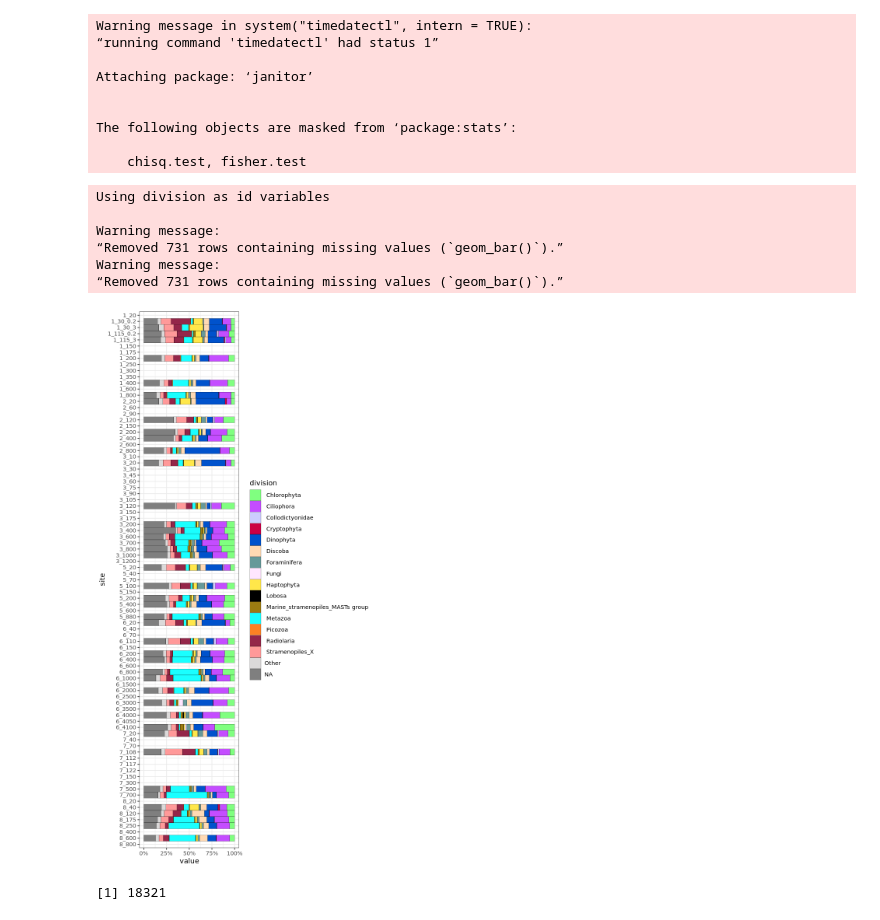
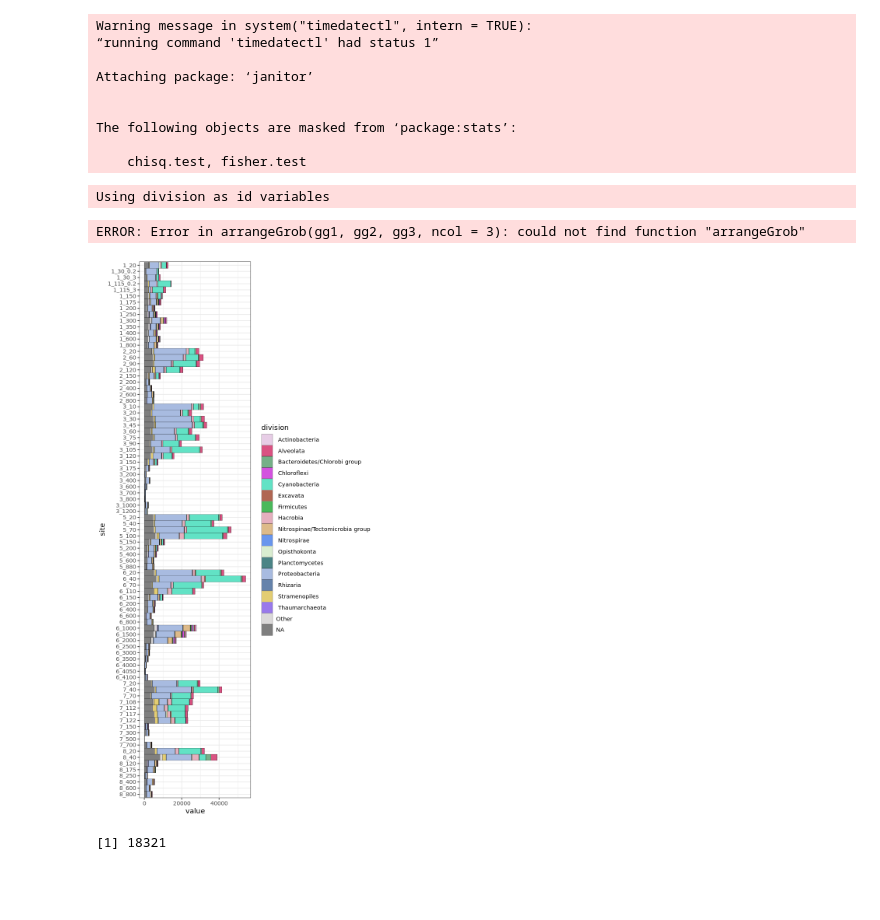
Before and after one commit to cnatalie/BATS, a Jupyter notebook: BATS_R_cleaned.ipynb, the cells around one changed output. Cells and saved outputs as stored; diff of their text form; code cells hidden in the pictures; blank space fills up the shorter version.

```diff
--- a/BATS_R_cleaned.ipynb
+++ b/BATS_R_cleaned.ipynb
@@ -48,7 +49,7 @@ colnames(a) <- gsub("X", "", colnames(a))
 flip<-as.data.frame(t(a))
 flip$X<-rownames(flip)
 cts<-flip #for proteins
-cts[is.na(cts)] <- 0 #for proteins
+#cts[is.na(cts)] <- 0 #for proteins
 cts<-cts[,-78583]
 # %%
 library(dplyr)
@@ -191,7 +192,7 @@ cts1$transcript_name<-rownames(cts1)
 merge<-merge(cts1, tax, by='transcript_name')
 # %%
 #for proteins
-#cts1$transcript_name<-rownames(cts1) #for copies/L
+cts1$transcript_name<-rownames(cts1) #for copies/L
 #cts1$transcript_name<-cts1$X #not needed for nsaf
 merge<-merge(cts1, tax, by='transcript_name')
 rownames(merge)<-merge$transcript_name
@@ -533,12 +559,29 @@ targets<-d[d$division %in% groups,]
 other<-d[!d$division %in% groups,] #Sum all other taxa
 other<-other %>%
   adorn_totals("row")
-targets<-rbind(targets,other[41,]) #NA is brought over
-targets<-rbind(targets,other[42,]) #Other (sum of all other taxa) column is brought over
+targets<-rbind(targets,other[40,]) #NA is brought over
+targets<-rbind(targets,other[41,]) #Other (sum of all other taxa) column is brought over
 targets[18,2:88] = targets[18,2:88] - targets[17,2:88] #Subtract out "NA" from "Other"
 targets[18, 1] <- "Other"
 d<-targets
 #targets
+# %%
+#Key dataset-wide taxa subset for proteins - copies/L barplot
+d$'7_500'<-0 #For spectral counts/L barplot
+d<-d[,-88]
+
+library(janitor)
+groups<-c(' Actinobacteria',' Alveolata',' Bacteroidetes/Chlorobi group',' Chloroflexi',' Cyanobacteria',' Excavata',' Firmicutes',' Hacrobia',' Nitrospinae/Tectomicrobia group',' Nitrospirae',' Opisthokonta',' Planctomycetes',' Proteobacteria',' Rhizaria',' Stramenopiles',' Thaumarchaeota')
+targets<-d[d$division %in% groups,]
+other<-d[!d$division %in% groups,] #Sum all other taxa
+other<-other %>%
+  adorn_totals("row")
+targets<-rbind(targets,other[40,]) #NA is brought over
+targets<-rbind(targets,other[41,]) #Other (sum of all other taxa) column is brought over
+targets[18,2:88] = targets[18,2:88] - targets[17,2:88] #Subtract out "NA" from "Other"
+targets[18, 1] <- "Other"
+d<-targets
+#targets
 # %%
 library(stringr)
 library(gtools)
@@ -559,10 +602,10 @@ a$ID <- factor(a$ID, levels = rev(a$ID))
 #myColor<-c("#FFFFEE","#588c5c","#ccccff","#2e436b",'#999966',"#80ff80",'#ffa31a','#47d1d1','#c44dff',"#e6e600","#cc0044",'#0052cc',"#ffd9b3","#fcf1f0","#c98f22",'#669999',"#ffe6ff",'#993d00',"#73e600",'#ffe74a',"#40057a","#d9ffff",'#000000',"#ffffcc",'#ac39ac','#1affff',"#147087","#c95e16",'#408000','#bb80bb',"#ff5521",'#942649','#ff0000',"#bfd119",'#ff9999','#bbffdd','#ff59dd','#3891A6','#426A5A','#86BBD8','#FFFFFE','#ff0000','#ff9999','#bbffdd','#ff59dd','#3891A6','#426A5A','#86BBD8','#FFFFFE','#7AEE3F','#E7CDE6','#DA5282','#EE9475','#AB6C97','#E783A1','#5BBAE9','#B434EB','#E46CCD','#7AEE3F','#E7CDE6','#DA5282','#EE9475','#AB6C97','#E783A1','#5BBAE9','#B434EB','#E46CCD','#E7CDE6','#DA5282','#EE9475','#AB6C97','#E783A1','#5BBAE9','#B434EB','#E46CCD','#E7CDE6','#DA5282','#EE9475','#AB6C97','#E783A1','#5BBAE9','#B434EB','#E46CCD')
 
 #subset out euk taxa of interest, transcripts & proteins
-myColor<-c("#80ff80","#c44dff","#ccccff", "#cc0044", "#0052cc", '#ffd9b3',"#669999","#ffe6ff","#ffe74a","#000000","#9c7b11","#1affff","#fc8123","#942649","#ff9999", "#dbd9d9",'#999966',"#80ff80",'#ffa31a','#47d1d1','#c44dff',"#e6e600","#cc0044",'#0052cc',"#ffd9b3","#fcf1f0","#c98f22",'#669999',"#ffe6ff",'#993d00',"#73e600",'#ffe74a',"#40057a","#d9ffff",'#000000',"#ffffcc",'#ac39ac','#1affff',"#147087","#c95e16",'#408000','#bb80bb',"#ff5521",'#942649','#ff0000',"#bfd119",'#ff9999','#bbffdd','#ff59dd','#3891A6','#426A5A','#86BBD8','#FFFFFE','#ff0000','#ff9999','#bbffdd','#ff59dd','#3891A6','#426A5A','#86BBD8','#FFFFFE','#7AEE3F','#E7CDE6','#DA5282','#EE9475','#AB6C97','#E783A1','#5BBAE9','#B434EB','#E46CCD','#7AEE3F','#E7CDE6','#DA5282','#EE9475','#AB6C97','#E783A1','#5BBAE9','#B434EB','#E46CCD','#E7CDE6','#DA5282','#EE9475','#AB6C97','#E783A1','#5BBAE9','#B434EB','#E46CCD','#E7CDE6','#DA5282','#EE9475','#AB6C97','#E783A1','#5BBAE9','#B434EB','#E46CCD')
+#myColor<-c("#80ff80","#c44dff","#ccccff", "#cc0044", "#0052cc", '#ffd9b3',"#669999","#ffe6ff","#ffe74a","#000000","#9c7b11","#1affff","#fc8123","#942649","#ff9999", "#dbd9d9",'#999966',"#80ff80",'#ffa31a','#47d1d1','#c44dff',"#e6e600","#cc0044",'#0052cc',"#ffd9b3","#fcf1f0","#c98f22",'#669999',"#ffe6ff",'#993d00',"#73e600",'#ffe74a',"#40057a","#d9ffff",'#000000',"#ffffcc",'#ac39ac','#1affff',"#147087","#c95e16",'#408000','#bb80bb',"#ff5521",'#942649','#ff0000',"#bfd119",'#ff9999','#bbffdd','#ff59dd','#3891A6','#426A5A','#86BBD8','#FFFFFE','#ff0000','#ff9999','#bbffdd','#ff59dd','#3891A6','#426A5A','#86BBD8','#FFFFFE','#7AEE3F','#E7CDE6','#DA5282','#EE9475','#AB6C97','#E783A1','#5BBAE9','#B434EB','#E46CCD','#7AEE3F','#E7CDE6','#DA5282','#EE9475','#AB6C97','#E783A1','#5BBAE9','#B434EB','#E46CCD','#E7CDE6','#DA5282','#EE9475','#AB6C97','#E783A1','#5BBAE9','#B434EB','#E46CCD','#E7CDE6','#DA5282','#EE9475','#AB6C97','#E783A1','#5BBAE9','#B434EB','#E46CCD')
 
 #subset out all taxa of interest, transcripts & proteins
-#myColor<-c('#E7CDE6','#DA5282','#75B088','#D352DF','#62E2C5','#B06753','#4AB95B','#E5AFBE','#DDBA89','#6996ED','#D9EDD0','#4B8486','#A8BBE0','#6583AB','#E3CD73','#9979EB','#dbd9d9')
+myColor<-c('#E7CDE6','#DA5282','#75B088','#D352DF','#62E2C5','#B06753','#4AB95B','#E5AFBE','#DDBA89','#6996ED','#D9EDD0','#4B8486','#A8BBE0','#6583AB','#E3CD73','#9979EB','#dbd9d9')
 
 
 
@@ -609,45 +652,45 @@ library('randomcoloR')
 options(repr.plot.width = 6, repr.plot.height = 12) # all taxa
 
 #relative
-g1<-ggplot(xxx, aes(site, value, fill = division))+
-  geom_bar(position = "fill",stat = "identity", width=1, colour="black", size=0.1) + scale_fill_manual(values=myColor) + scale_y_continuous(labels = scales::percent_format()) + theme_bw() + coord_flip()
-g1
+#g1<-ggplot(xxx, aes(site, value, fill = division))+
+#  geom_bar(position = "fill",stat = "identity", width=1, colour="black", size=0.1) + scale_fill_manual(values=myColor) + scale_y_continuous(labels = scales::percent_format()) + theme_bw() + coord_flip()
+#g1
 
 #For absolute counts
-#g1<-ggplot(xxx, aes(site, value, fill = division))+
-#  geom_bar(stat = "identity", width=1, colour="black", size=0.1) + scale_fill_manual(values=myColor) + theme_bw() + coord_flip()
-#g1
+g1<-ggplot(xxx, aes(site, value, fill = division))+
+  geom_bar(stat = "identity", width=1, colour="black", size=0.1) + scale_fill_manual(values=myColor) + theme_bw() + coord_flip()
+g1
+ggsave(file="eukprot_spectralcountsL.eps", g1, dpi = 600, width = 6, height = 12)
+
 #Depth scale bar
+
+x <- arrangeGrob(gg1, gg2, gg3, ncol=3)
 
 options(repr.plot.width = 18, repr.plot.height = 12)
 
 g2 <- ggplot(a, aes(x = 1, y = ID, fill = depth)) +
   geom_tile() + theme_bw() + coord_fixed() + scale_fill_gradient(low = "white", high = "black") + theme(legend.position = "right")
 
 g3 <- ggplot(a, aes(x = 1, y = ID, shape=a$site)) + geom_point(color='black', size=4, shape = a$site) +
  scale_shape_manual(name = "legend", values = c(15, 16,17,18,19,8,9)) + theme(legend.position = "top") + theme_bw()
 
 library(gridExtra)
 
 gg1 <- ggplot_gtable(ggplot_build(g1))
 gg2 <- ggplot_gtable(ggplot_build(g2))
 gg3 <- ggplot_gtable(ggplot_build(g3))
 
 options(repr.plot.width = 21, repr.plot.height = 12)
 
 #grid.arrange(gg1, gg2, gg3, ncol=3)
 #prints to screen
 
 x <- arrangeGrob(gg1, gg2, gg3, ncol=3)
 #ggsave(file="eukprot_copiesL.eps", x, dpi = 600, width = 21, height = 12)
 # %% [output]
 Using division as id variables
-
-Warning message:
-“Removed 731 rows containing missing values (`geom_bar()`).”
-Warning message:
-“Removed 731 rows containing missing values (`geom_bar()`).”
+ERROR: Error in arrangeGrob(gg1, gg2, gg3, ncol = 3): could not find function "arrangeGrob"
-[figure, old version]
+[figure, new version]
 # %%
 write.csv(d, 'orfs_unannot_transcripts.csv')
 # %%
```
Also changed, not shown: parts of 27 cells of this notebook, 1 other file.
